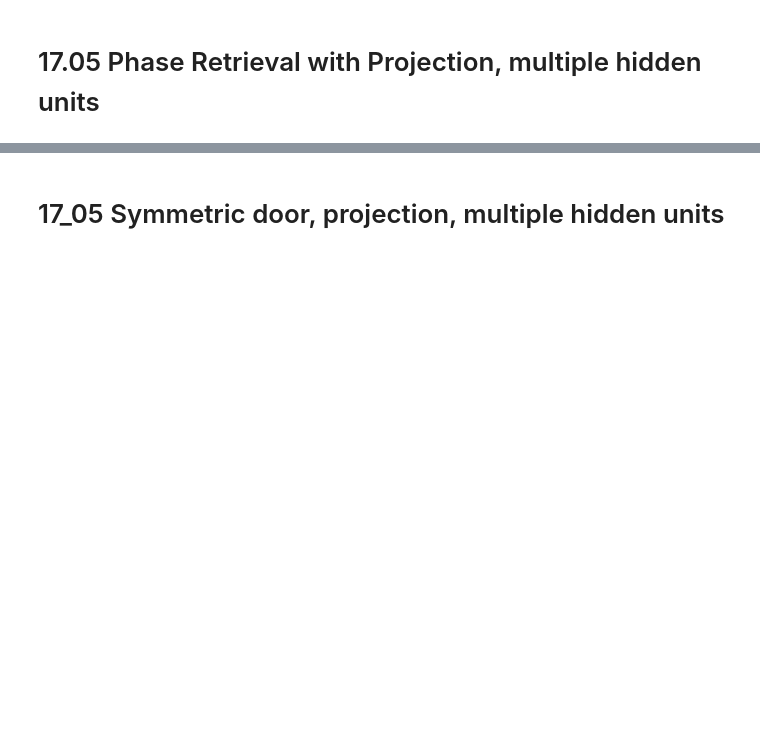
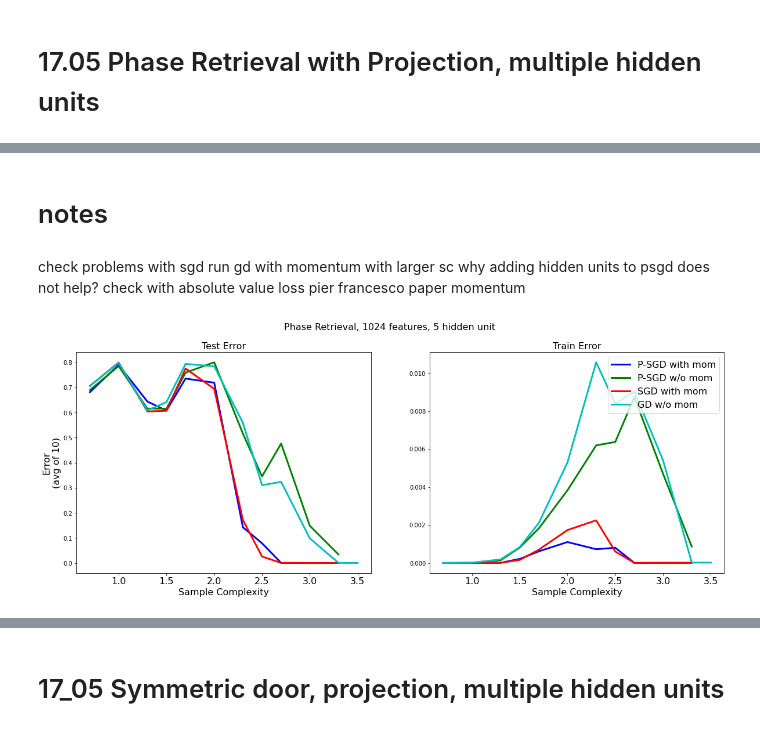
Before and after one commit to daniildmitriev/spoc_master_project, a Jupyter notebook: clean_version_8_03.ipynb, the cells around one changed output, grey strips where cells are left out. Cells and saved outputs as stored; diff of their text form; code cells hidden in the pictures; blank space fills up the shorter version.

```diff
--- a/clean_version_8_03.ipynb
+++ b/clean_version_8_03.ipynb
@@ -1709,0 +1725,8 @@ plt.show()
+# %% [markdown]
+# notes
+# %% [markdown]
+check problems with sgd
+run gd with momentum with larger sc
+why adding hidden units to psgd does not help?
+check with absolute value loss
+pier francesco paper momentum
@@ -1709,0 +1787,44 @@ plt.show()
+# %%
+xs = sample_complexities[:-5]
+indices = np.array(np.array(xs) * 10 + 0.1,
+                   dtype=int)
+plt.figure(figsize=(20, 7))
+plt.subplot(122)
+plt.title('Train Error')
+plt.plot(xs, vals[('nes_mom', 'p-sgd', 2)][0, indices], color=colors[0], linewidth=3, label='P-SGD with mom')
+plt.plot(xs, vals[('no_mom', 'p-sgd', 2)][0, indices], color=colors[1], linewidth=3, label='P-SGD w/o mom')
+plt.plot(xs, vals[('nes_mom', 'sgd', 2)][0, indices], color=colors[2], linewidth=3, label='SGD with mom')
+plt.plot(xs, vals[('no_mom', 'gd', 2)][0, indices], color=colors[3], linewidth=3, label='GD w/o mom')
+# plt.plot(xs, vals[('no_mom', 'gd')][1, indices], color=colors[0], linewidth=3, label='GD')
+# plt.plot(xs, vals[('nes_mom', 'p-sgd')][1, indices], color=colors[1], linewidth=3, label='Nesterov')
+# plt.plot(xs, vals['mom_sgd'][2, indices, 2], color=colors[1], linewidth=3, label='1 layer with 2 units')
+# plt.plot(xs, vals['mom_sgd'][5, indices, 2], color=colors[2], linewidth=3, label='1 layer with 5 units')
+# plt.plot(xs, vals['no_mom_sgd'][10, indices, 2], color=colors[3], linewidth=3, label='1 layer with 10 units')
+# plt.plot([], [], color='black', linewidth=3, label=r'vanilla SGD')
+# plt.plot([], [], '--', color='black', linewidth=3, label=r'persistent-SGD, $\tau = 1.0$')
+# plt.plot(xs, vals['mom_psgd'][1, indices, 2], '--', color=colors[0], linewidth=3)
+# plt.plot(xs, vals['mom_psgd'][2, indices, 2], '--', color=colors[1], linewidth=3)
+# plt.plot(xs, vals['mom_psgd'][5, indices, 2], '--', color=colors[2], linewidth=3)
+plt.legend(loc='upper right')
+plt.suptitle('Phase Retrieval, 1024 features, 5 hidden unit')
+plt.xlabel('Sample Complexity')
+# plt.ylim(0.0, 0.55)
+# plt.savefig('gd_1024_features.pdf')
+# plt.show()
+
+# plt.figure(figsize=(12, 5))
+plt.subplot(121)
+plt.title('Test Error')
+plt.plot(xs, vals[('nes_mom', 'p-sgd', 2)][1, indices], color=colors[0], linewidth=3, label='P-SGD with mom')
+plt.plot(xs, vals[('no_mom', 'p-sgd', 2)][1, indices], color=colors[1], linewidth=3, label='P-SGD w/o mom')
+plt.plot(xs, vals[('nes_mom', 'sgd', 2)][1, indices], color=colors[2], linewidth=3, label='SGD with mom')
+plt.plot(xs, vals[('no_mom', 'gd', 2)][1, indices], color=colors[3], linewidth=3, label='GD w/o mom')
+plt.xlabel('Sample Complexity')
+plt.ylabel('Error\n(avg of 10)')
+# plt.ylim(0.0, 0.55)
+
+# plt.ylabel('Sulccess ratio (20 runs)')
+# plt.savefig('symmetric_door_1024.pdf')
+plt.show()
+# %% [output]
+[figure, added]
```
Also changed, not shown: parts of 27 cells of this notebook, 1 other file.
